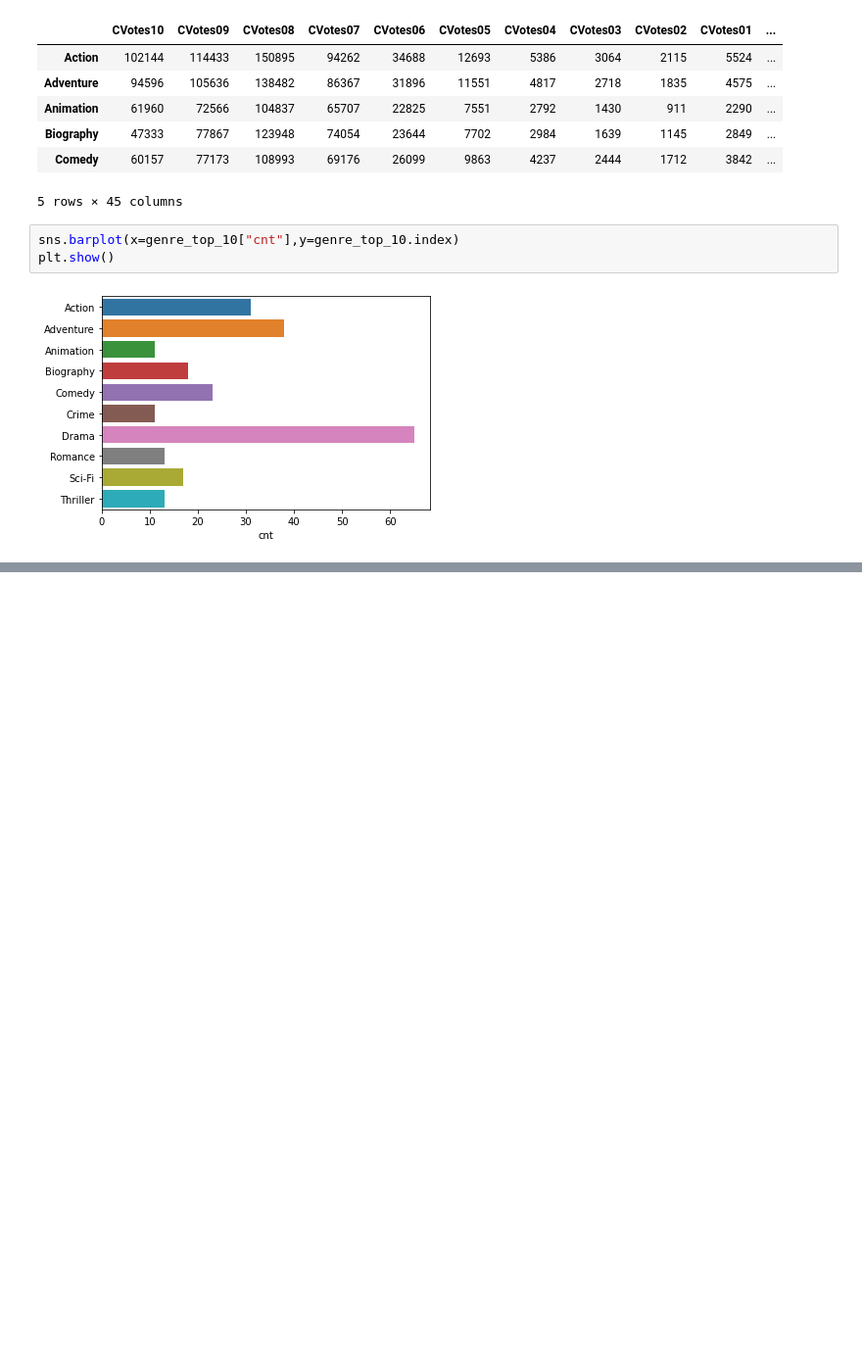
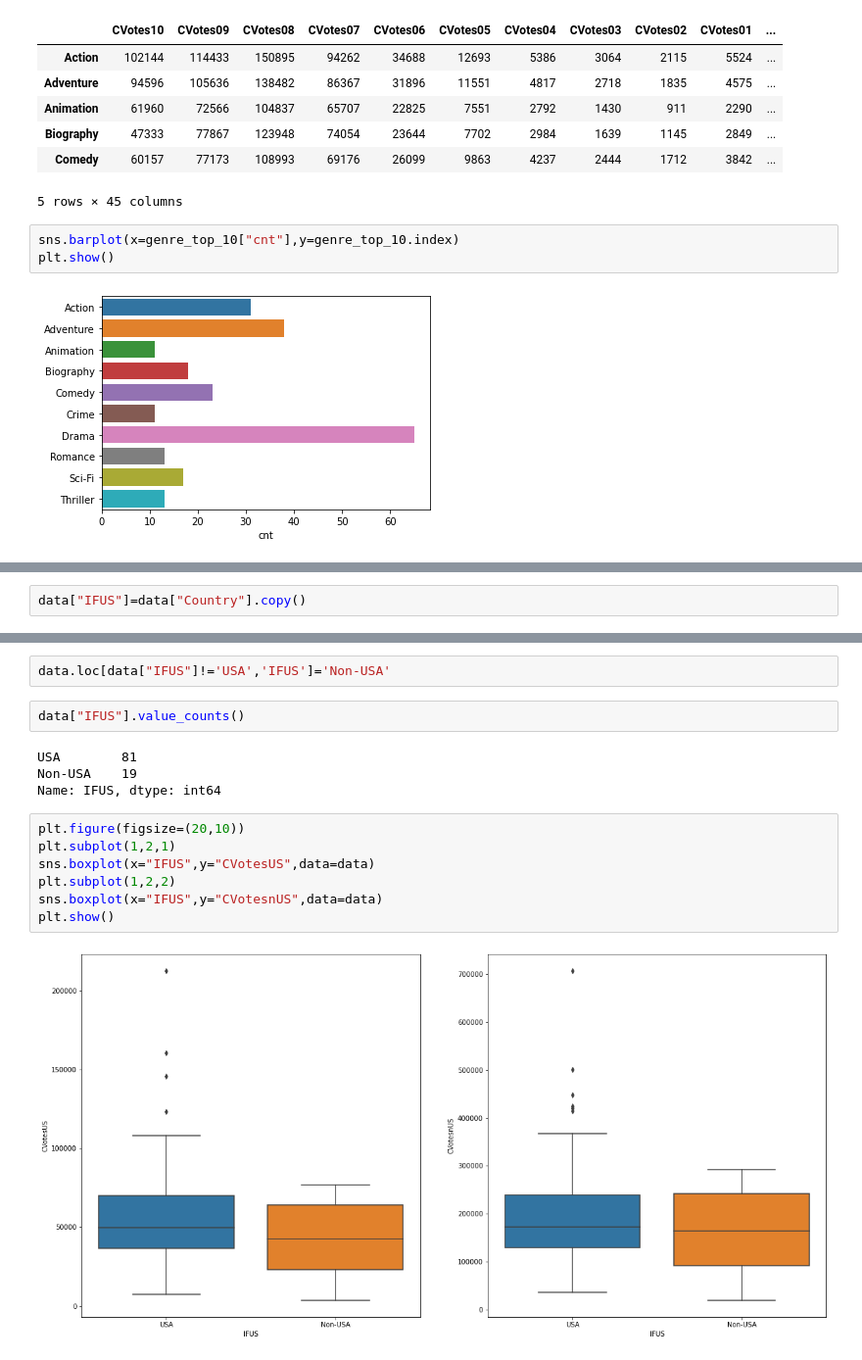
Before and after one commit to TenoNadar/Movie-Ratings, a Jupyter notebook: Movie Ratings.ipynb, the cells around one changed output, grey strips where cells are left out. Shown at 98% size. Drawn from its saved outputs; the diff is of its cells as text; blank space fills up the shorter version.

```diff
--- a/Movie Ratings.ipynb
+++ b/Movie Ratings.ipynb
@@ -407,0 +440,2 @@ ValueError: 1 is not a valid value for sharex; supported values are 'all', 'row'
+# %%
+data["IFUS"]=data["Country"].copy()
@@ -407,0 +457,17 @@ ValueError: 1 is not a valid value for sharex; supported values are 'all', 'row'
+# %%
+data.loc[data["IFUS"]!='USA','IFUS']='Non-USA'
+# %%
+data["IFUS"].value_counts()
+# %% [output]
+USA        81
+Non-USA    19
+Name: IFUS, dtype: int64
+# %%
+plt.figure(figsize=(20,10))
+plt.subplot(1,2,1)
+sns.boxplot(x="IFUS",y="CVotesUS",data=data)
+plt.subplot(1,2,2)
+sns.boxplot(x="IFUS",y="CVotesnUS",data=data)
+plt.show()
+# %% [output]
+[figure, added]
```
Also changed, not shown: parts of 9 cells of this notebook.
